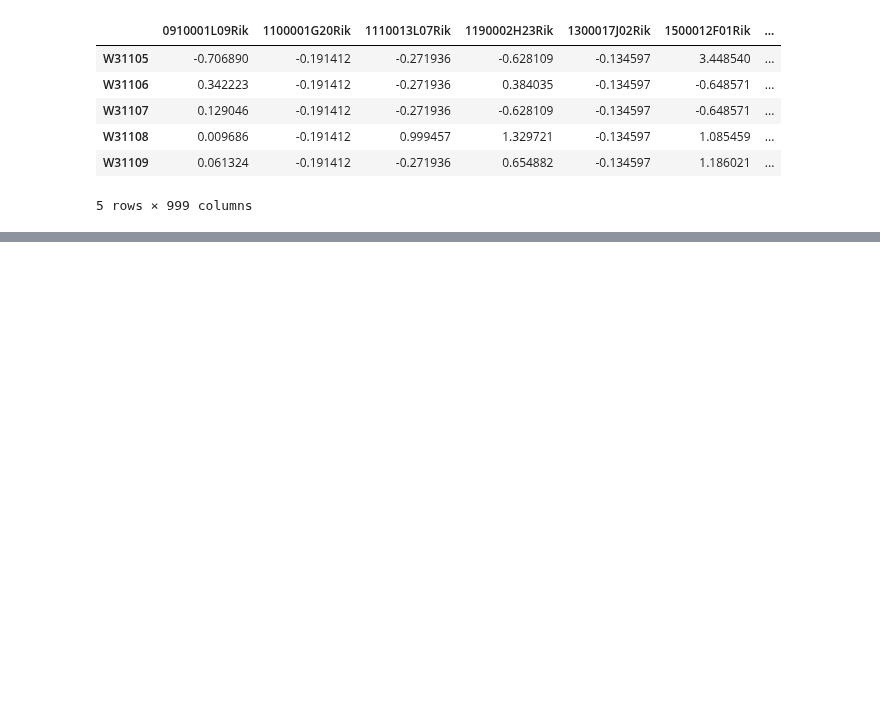
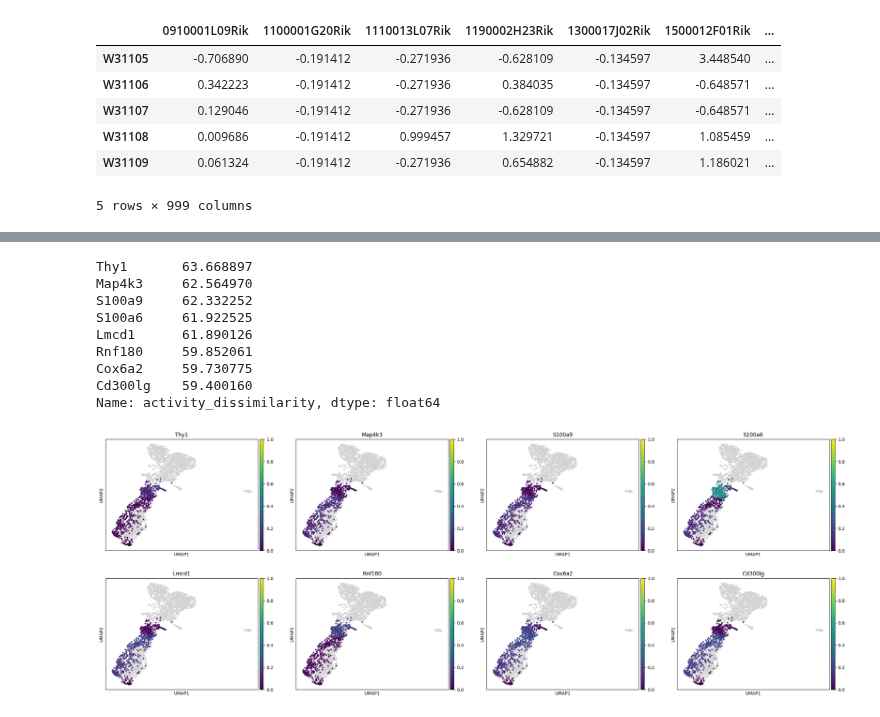
Before and after one commit to DavidWild02/BachelorThesis-ML-Gene-Interactions, a Jupyter notebook: src/EvaluationWithPaul15.ipynb, the cells around one changed output, grey strips where cells are left out. Saved outputs shown, nothing was run; the diff lists cells and outputs as text; code cells hidden in the pictures; blank space fills up the shorter version.

```diff
--- a/src/EvaluationWithPaul15.ipynb
+++ b/src/EvaluationWithPaul15.ipynb
@@ -56,0 +59,49 @@ plot_cell_activity_score_along_path(paul_data, path_differentiation, genes)
+# %%
+from data_utils import extract_samples_of_cell_cluster
+
+def acitivity_dissimilarity_score(histograms):
+    """
+    Histograms should be normalized.
+    """
+    num_histograms, _num_genes, _num_bins = histograms.shape
+
+    min_max_distance =  np.max(histograms, axis=0) - np.min(histograms, axis=0)
+    return np.sum(min_max_distance, axis=1) / num_histograms
+
+
+def calculate_activity_dissimilarity_across_path(adata, num_bins: int = 64):
+    path = adata.uns["path_differentiation"]
+    clusters = adata.obs["clusters"]
+    activity_scores = adata.to_df(layer="activity_score")
+
+    histograms = np.zeros((len(path) - 1, adata.n_vars, num_bins))
+
+    for i, node in enumerate(path[:-1]):
+        cluster = extract_samples_of_cell_cluster(activity_scores, clusters, node)
+        for j, gene in enumerate(adata.var_names):
+            gene_activity_scores = cluster.loc[:, gene].values
+            hist, _bin_edges = np.histogram(gene_activity_scores, bins=num_bins, range=(0., 1.), density=True)
+            histograms[i, j, :] = hist
+
+    adata.var["activity_dissimilarity"] = acitivity_dissimilarity_score(histograms)
+# %%
+calculate_activity_dissimilarity_across_path(paul_data)
+
+num_top_genes = 8
+top_genes = paul_data.var["activity_dissimilarity"].nlargest(num_top_genes)
+
+display(top_genes)
+
+genes = top_genes.index
+plot_cell_activity_score_along_path(paul_data, genes)
+# %% [output]
+Thy1       63.668897
+Map4k3     62.564970
+S100a9     62.332252
+S100a6     61.922525
+Lmcd1      61.890126
+Rnf180     59.852061
+Cox6a2     59.730775
+Cd300lg    59.400160
+Name: activity_dissimilarity, dtype: float64
+[figure, added]
```
Also changed, not shown: parts of 1 cell of this notebook, 2 other files.
